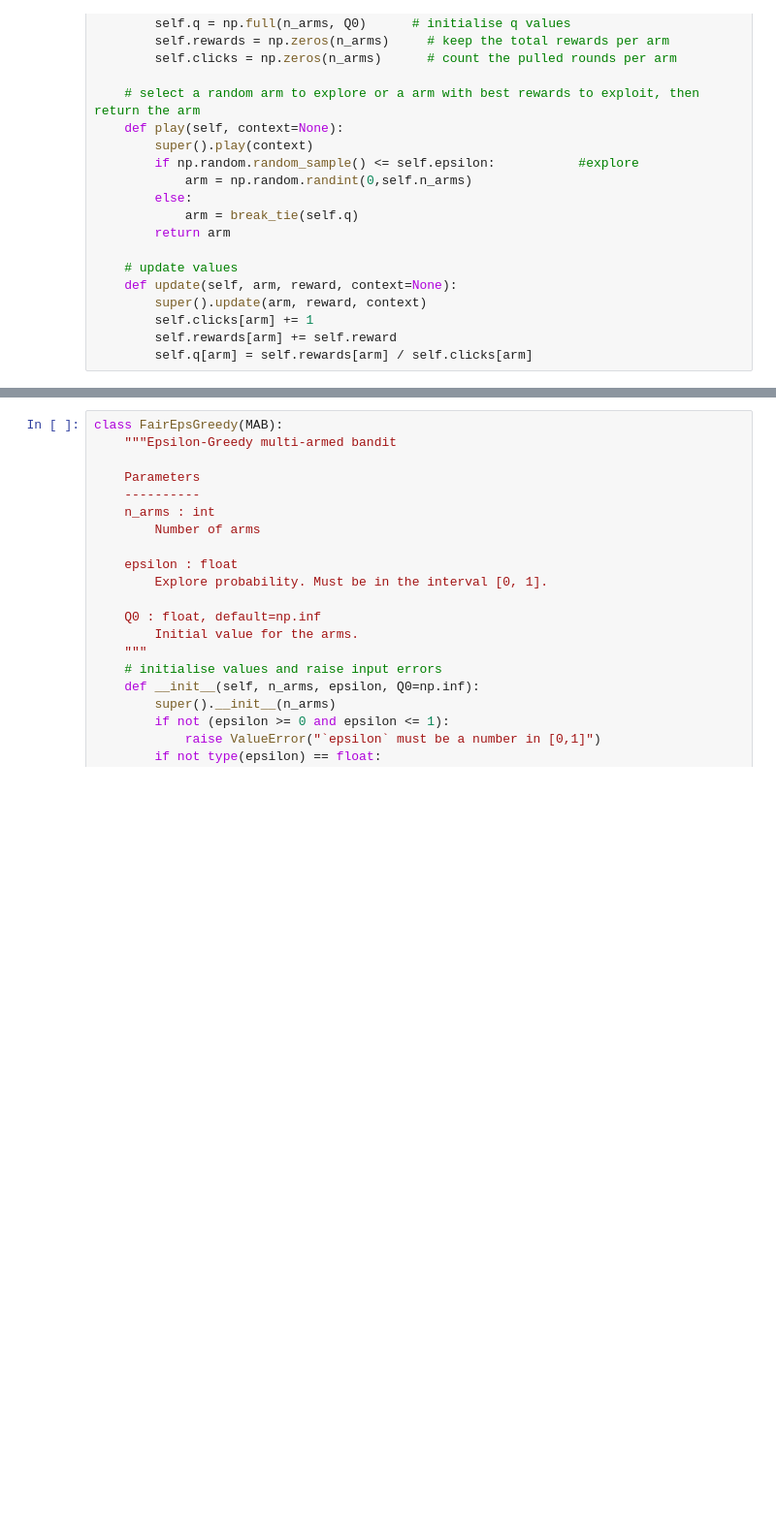
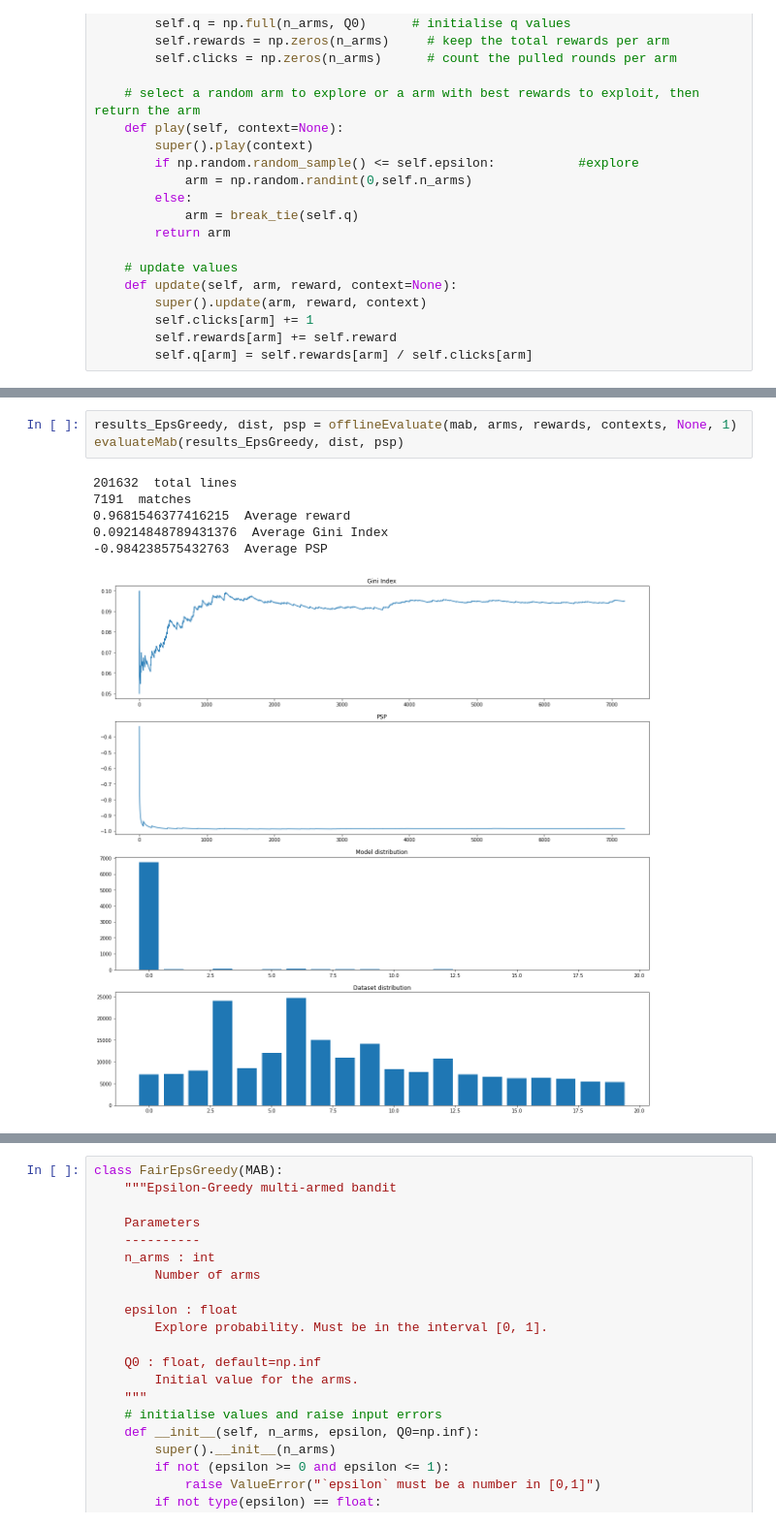
Before and after one commit to jule8198/MABRec, a Jupyter notebook: MABs.ipynb, the cells around one changed output, grey strips where cells are left out. Shown at 97% size. Drawn from its saved outputs; the diff is of its cells as text; blank space fills up the shorter version.

```diff
--- a/MABs.ipynb
+++ b/MABs.ipynb
@@ -235,0 +279,10 @@ plt.plot(np.cumsum(acc))
+# %%
+results_EpsGreedy, dist, psp = offlineEvaluate(mab, arms, rewards, contexts, None, 1)
+evaluateMab(results_EpsGreedy, dist, psp)
+# %% [output]
+201632  total lines
+7191  matches
+0.9681546377416215  Average reward
+0.09214848789431376  Average Gini Index
+-0.984238575432763  Average PSP
+[figure, added]
```
Also changed, not shown: parts of 12 cells of this notebook.
